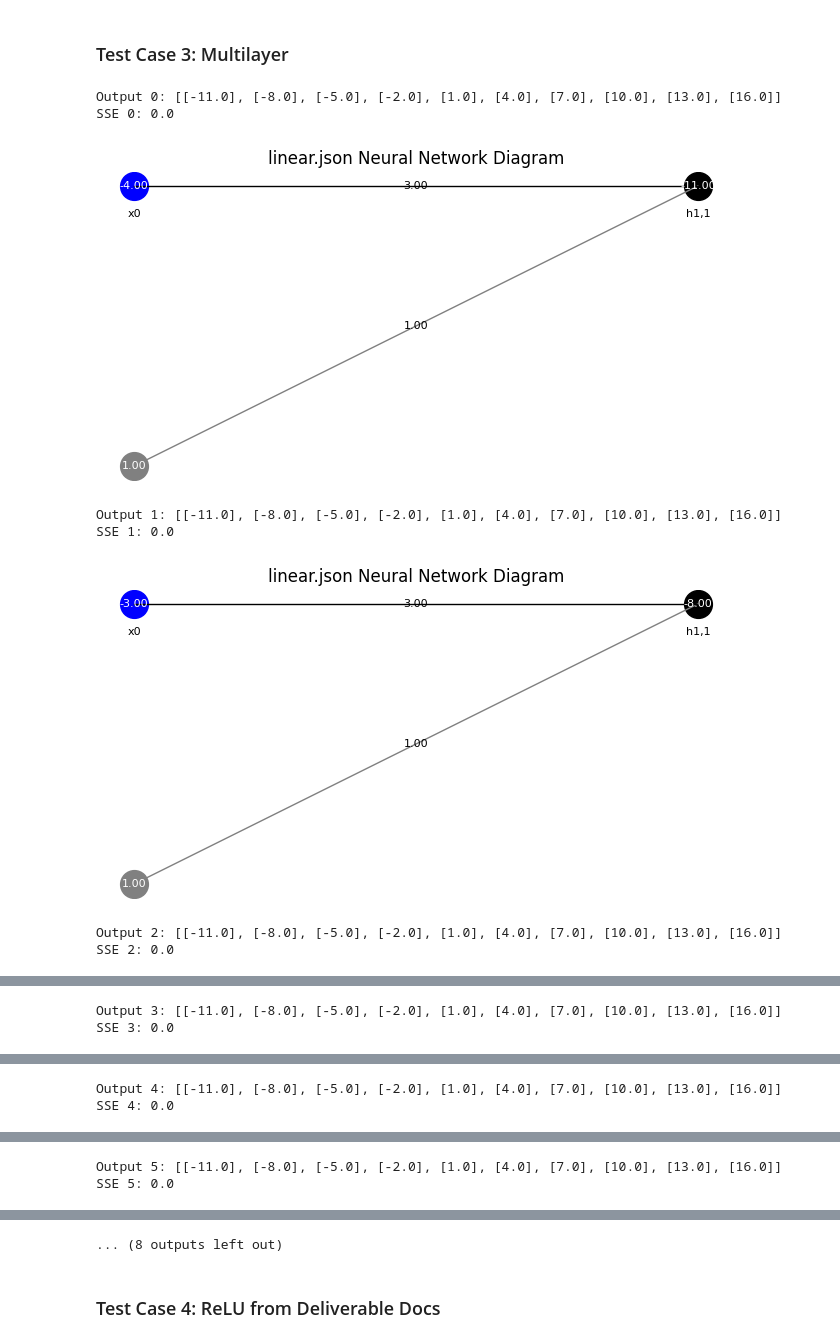
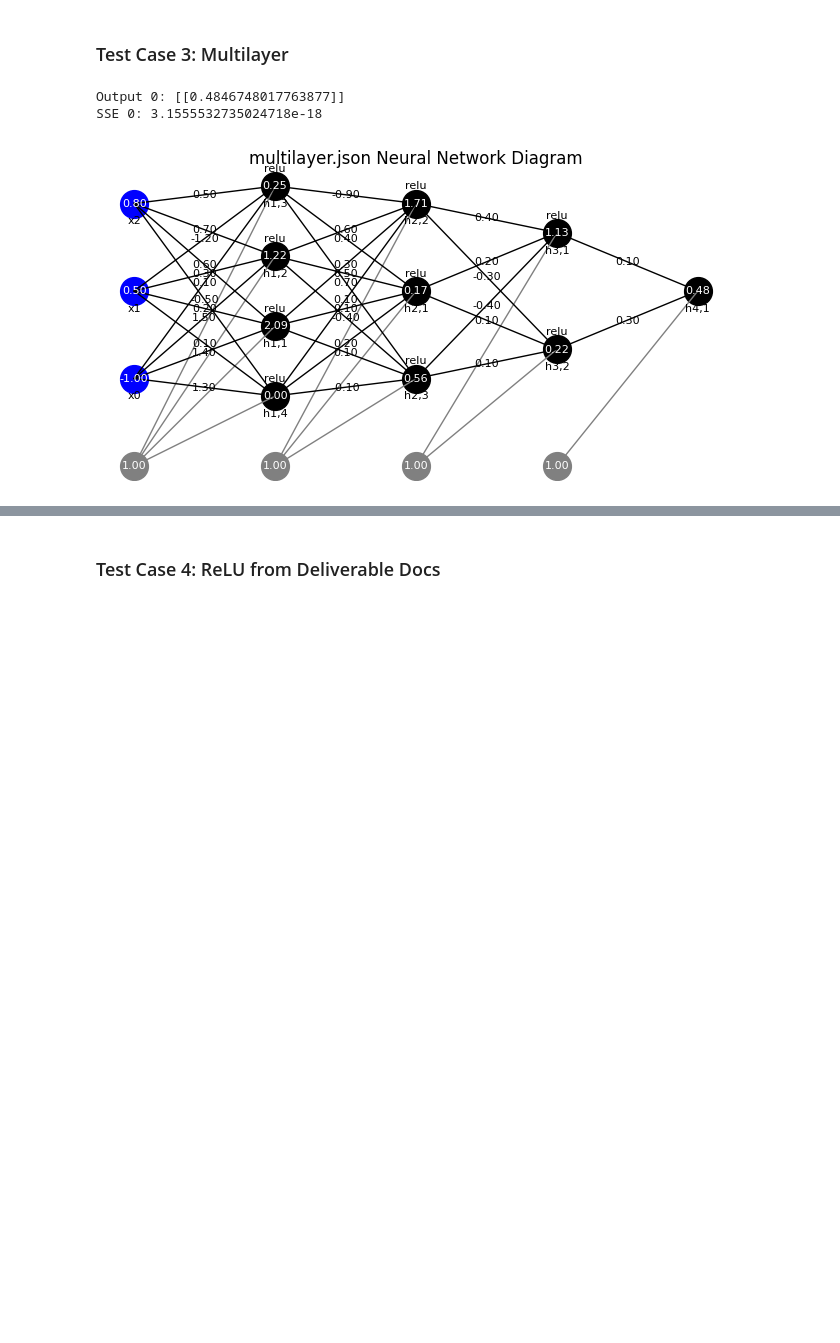
Before and after one commit to ferindya/TubesA_13520130, a Jupyter notebook: main.ipynb, the cells around one changed output, grey strips where cells are left out. Drawn from its saved outputs; the diff is of its cells as text; code cells hidden in the pictures; blank space fills up the shorter version.

```diff
--- a/main.ipynb
+++ b/main.ipynb
@@ -128,13 +128,8 @@ SSE 0: 1.942282085801731e-19
 # %% [markdown]
 ### Test Case 3: Multilayer
 # %%
-print_process('linear.json')
+print_process('multilayer.json')
 # %% [output]
-Output 0: [[-11.0], [-8.0], [-5.0], [-2.0], [1.0], [4.0], [7.0], [10.0], [13.0], [16.0]]
-SSE 0: 0.0
+Output 0: [[0.4846748017763877]]
+SSE 0: 3.1555532735024718e-18
-[figure, old version]
+[figure, new version]
-Output 1: [[-11.0], [-8.0], [-5.0], [-2.0], [1.0], [4.0], [7.0], [10.0], [13.0], [16.0]]
-SSE 1: 0.0
-[figure, removed]
-Output 2: [[-11.0], [-8.0], [-5.0], [-2.0], [1.0], [4.0], [7.0], [10.0], [13.0], [16.0]]
-SSE 2: 0.0
@@ -142,2 +135,0 @@ SSE 2: 0.0
-Output 3: [[-11.0], [-8.0], [-5.0], [-2.0], [1.0], [4.0], [7.0], [10.0], [13.0], [16.0]]
-SSE 3: 0.0
@@ -145,2 +135,0 @@ SSE 3: 0.0
-Output 4: [[-11.0], [-8.0], [-5.0], [-2.0], [1.0], [4.0], [7.0], [10.0], [13.0], [16.0]]
-SSE 4: 0.0
@@ -148,2 +135,0 @@ SSE 4: 0.0
-Output 5: [[-11.0], [-8.0], [-5.0], [-2.0], [1.0], [4.0], [7.0], [10.0], [13.0], [16.0]]
-SSE 5: 0.0
@@ -151,4 +136,3 @@ SSE 5: 0.0
-... (8 outputs left out)
 # %% [markdown]
 ### Test Case 4: ReLU from Deliverable Docs
 # %%
```
Also changed, not shown: parts of 6 cells of this notebook, 1 other file.
